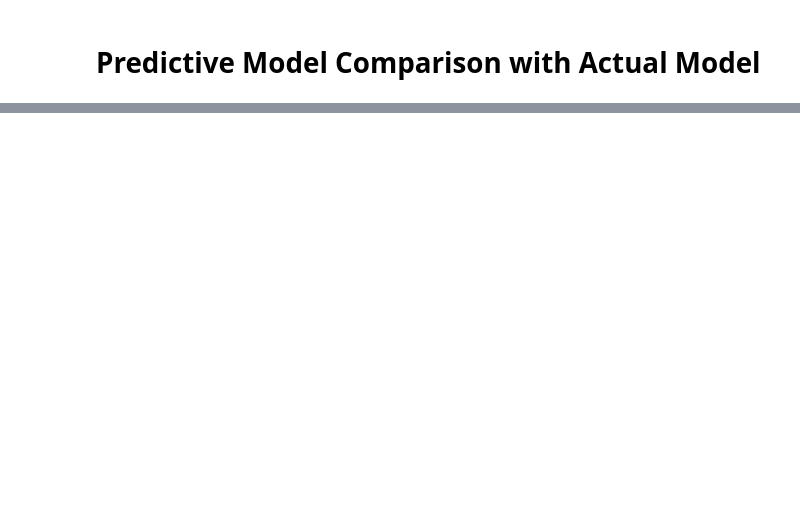
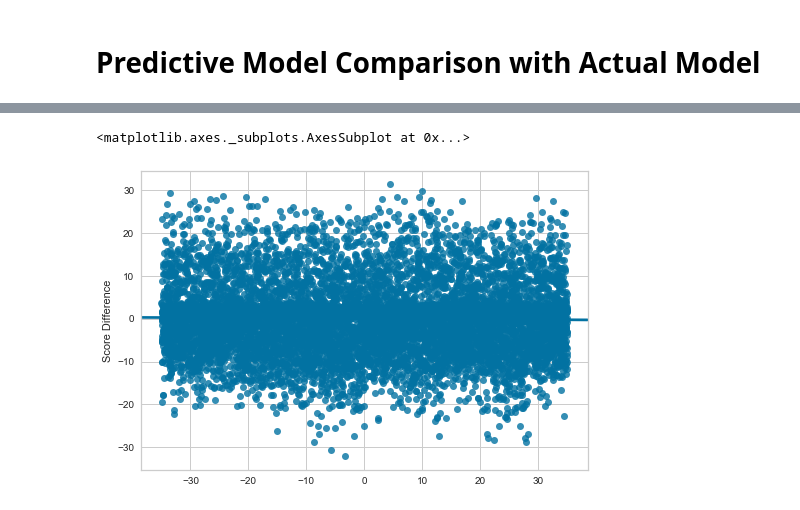
Before and after one commit to knwright/Hard_Refresh, a Jupyter notebook: NHL_Performance_Predictions.ipynb, the cells around one changed output, grey strips where cells are left out. Saved outputs shown, nothing was run; the diff lists cells and outputs as text; code cells hidden in the pictures; blank space fills up the shorter version.

```diff
--- a/NHL_Performance_Predictions.ipynb
+++ b/NHL_Performance_Predictions.ipynb
@@ -1335,0 +1363,9 @@ MSE: 3.639578827859685e-29, R2: 1.0
+# %%
+# Replace NAN values with the mean
+
+merged_df.fillna(cleandf.mean(), inplace=True)
+# %%
+# Prepare data for regression
+
+cleandf = merged_df[['PS', 'CA', 'FA', 'dZS%', 'oZS%']]
+cleandf.head()
@@ -1336,16 +1379,16 @@ MSE: 3.639578827859685e-29, R2: 1.0
 # %%
-# # Loop through each row in the 2016 data and predict points for each
-# # Create a dataframe which includes the predicted points, actual points and
-# # the difference between predicted and actual point.
+# Loop through each row in the 2016 data and predict points for each
+# Create a dataframe which includes the predicted points, actual points and
+# the difference between predicted and actual point.
 
-# X = cleandf
-# y = df['PTS']
+X = cleandf
+y = merged_df['PTS']
 
-# for index, row in X.iterrows():
-#     X_predict = sc.transform(X)
-#     y_predict = model.predict(X_predict)
-#     y_predict
+for index, row in X.iterrows():
+    X_predict = sc.transform(X)
+    y_predict = model.predict(X_predict)
+    y_predict
 
-# comparison = pd.DataFrame({'Predicted Scores':y_predict, 'Actual Scores':y})
-# # comparison.head(5)
-# comparison['Score Difference'] = y_predict - y
+comparison = pd.DataFrame({'Predicted Scores':y_predict, 'Actual Scores':y})
+# comparison.head(5)
+comparison['Score Difference'] = y_predict - y
@@ -1356,9 +1429,12 @@ MSE: 3.639578827859685e-29, R2: 1.0
 # %%
-# # Plot the point differences on a regression scatter plot that shows linear regression line
-# # and 95% confidence interval for the regression line
+# Plot the point differences on a regression scatter plot that shows linear regression line
+# and 95% confidence interval for the regression line
 
-# x = np.linspace(-60, 30, 1029)
-# y = comparison['Score Difference']
+x = np.linspace(-35, 35, 8845)
+y = comparison['Score Difference']
 
-# sns.regplot(x,y)
+sns.regplot(x,y)
+# %% [output]
+<matplotlib.axes._subplots.AxesSubplot at 0x...>
+[figure, added]
 # %% [markdown]
```
Also changed, not shown: parts of 16 cells of this notebook, 2 other files.
